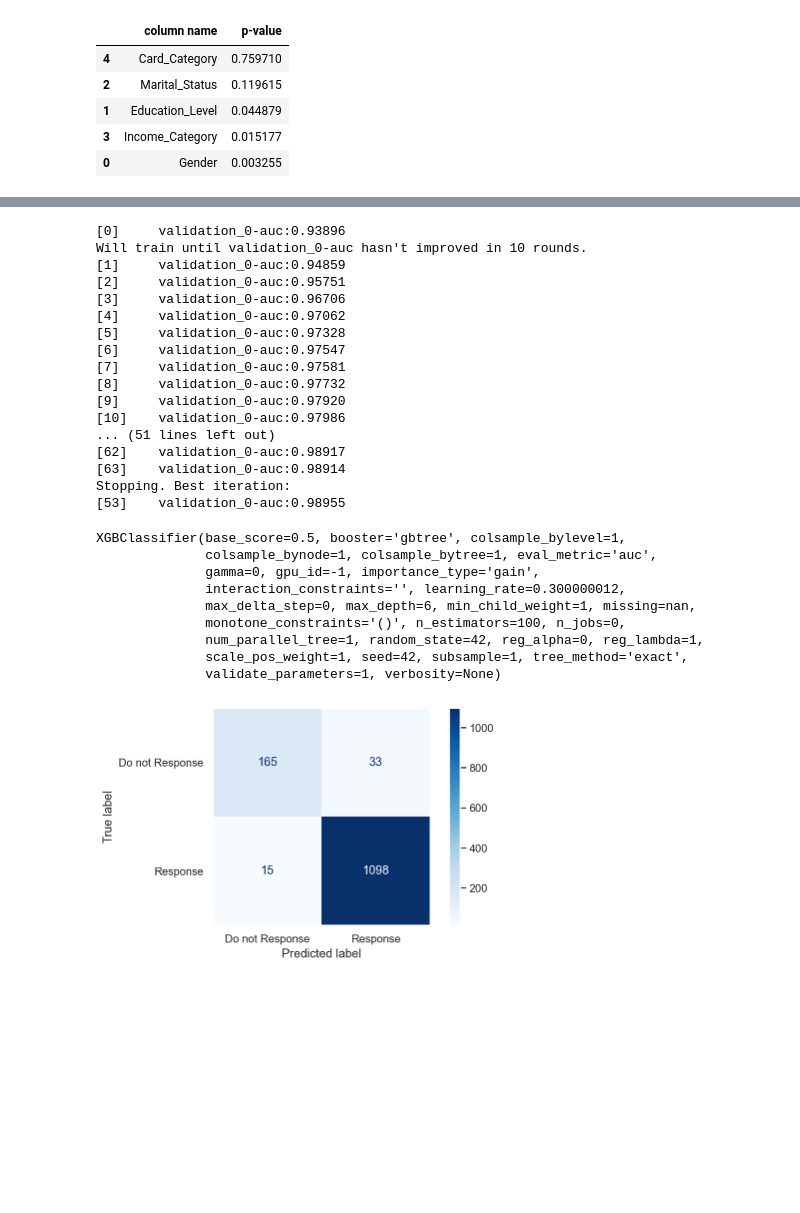
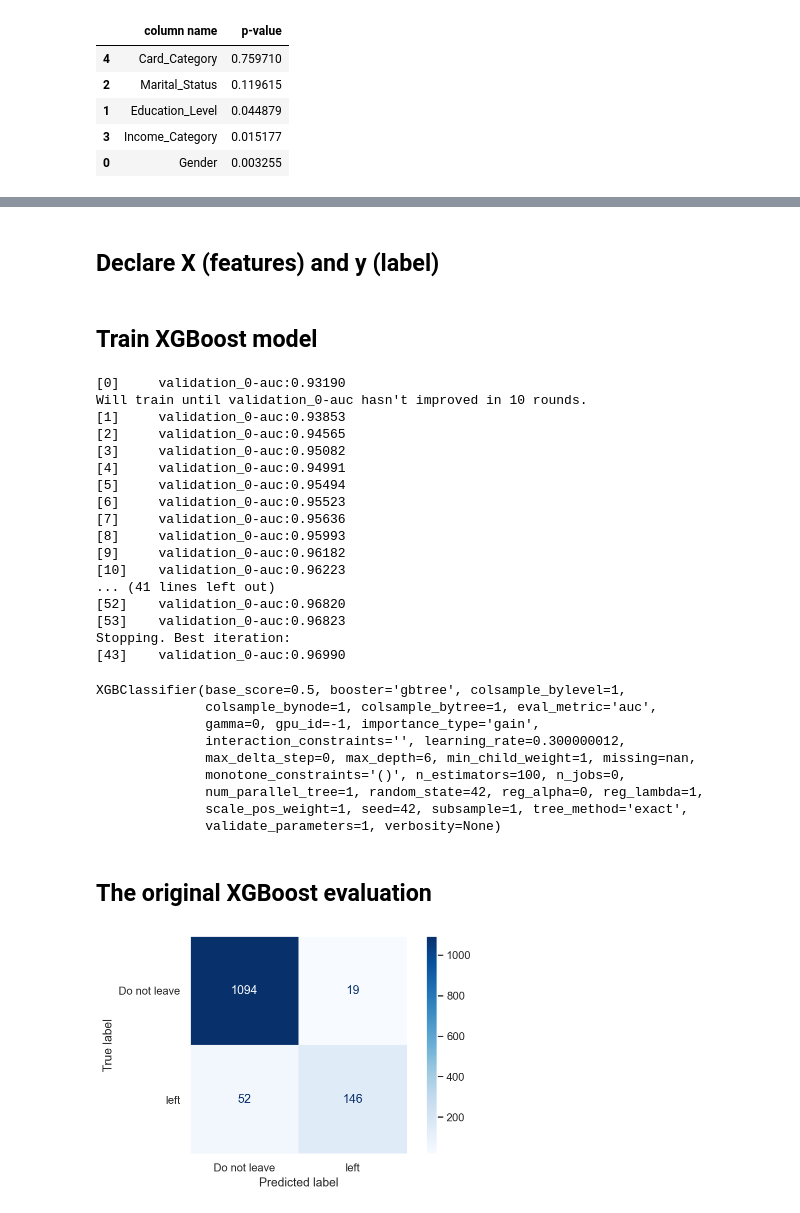
Before and after one commit to Alicisox/Bank-Churners, a Jupyter notebook: bank_churners.ipynb, the cells around one changed output, grey strips where cells are left out. Saved outputs shown, nothing was run; the diff lists cells and outputs as text; code cells hidden in the pictures; blank space fills up the shorter version.

```diff
--- a/bank_churners.ipynb
+++ b/bank_churners.ipynb
@@ -105,20 +106,6 @@ def drop_unbalanced_ratio(df):
 
     return data
 
-# Chi-square test
-def Chi_square_test(df, target):
-    p_values = []
-    # Select only categorical columns
-    cat_feats = df.select_dtypes(exclude=['number']).drop(target,axis=1).copy()
-    for col_name in cat_feats.columns:
-        # pd.crosstab: get observed values
-        # Calculate p-values
-        stat, p, dof, expected = chi2_contingency(pd.crosstab(df[target], raw_data[col_name]))
-        # Store p-value for each column
-        p_values.append(p)
-    # Create DataFrame for holding p-values
-    return pd.DataFrame(data={'column name': cat_feats.columns,'p-value':p_values})
-
 def z_outlier_filter(df):
     """
     Filter outliner by statistic z score.
@@ -146,7 +133,7 @@ def z_outlier_filter(df):
 
 def ML_outlier_filter(df):
     """
-    Filter outlier by Isolation Forest
+    Filter outlier by Isolation Forest.
 
     Args:
     df: dataframe. The pandas dataframe that must contain only numeric values and not contain any missing values.
@@ -348,4 +422,7 @@ removed_outlier
 plot_pearson_corrs(removed_outlier.select_dtypes(include=['number']),15,12)
 # %% [output]
 [figure]
+# %%
+# Drop high correlation
+removed_outlier.drop(['Total_Trans_Amt','Avg_Open_To_Buy'],inplace=True, axis=1)
 # %% [markdown]
@@ -399,6 +471,9 @@ countplot(clean_data,'Attrition_Flag')
+# %% [markdown]
+## Declare X (features) and y (label)
 # %%
 # Declare a target
-y = removed_outlier['Attrition_Flag'].copy()
+# Replace the target values which Existing Customer -> 0, Attrited Customer -> 1 for ROC graph calculation
+y = removed_outlier['Attrition_Flag'].replace(['Existing Customer','Attrited Customer'], [0,1])
 
 # Declare features
 X = cleaned_df.copy()
@@ -406,7 +481,10 @@ X.head()
 
 # Split the data to training and testing data
 X_train, X_test, y_train, y_test = train_test_split(X, y, random_state=42, stratify=y)
+# %% [markdown]
+## Train XGBoost model
 # %%
+# Original XGBoost model
 clf = xgb.XGBClassifier(objective='binary:logistic', seed=42, eval_metric='auc')
 clf.fit(X_train,
         y_train,
@@ -415,23 +493,23 @@ clf.fit(X_train,
         eval_metric='auc',
         eval_set=[(X_test, y_test)])
 # %% [output]
-[0]     validation_0-auc:0.93896
+[0]     validation_0-auc:0.93190
 Will train until validation_0-auc hasn't improved in 10 rounds.
-[1]     validation_0-auc:0.94859
-[2]     validation_0-auc:0.95751
-[3]     validation_0-auc:0.96706
-[4]     validation_0-auc:0.97062
-[5]     validation_0-auc:0.97328
-[6]     validation_0-auc:0.97547
-[7]     validation_0-auc:0.97581
-[8]     validation_0-auc:0.97732
-[9]     validation_0-auc:0.97920
-[10]    validation_0-auc:0.97986
-... (51 lines left out)
-[62]    validation_0-auc:0.98917
-[63]    validation_0-auc:0.98914
+[1]     validation_0-auc:0.93853
+[2]     validation_0-auc:0.94565
+[3]     validation_0-auc:0.95082
+[4]     validation_0-auc:0.94991
+[5]     validation_0-auc:0.95494
+[6]     validation_0-auc:0.95523
+[7]     validation_0-auc:0.95636
+[8]     validation_0-auc:0.95993
+[9]     validation_0-auc:0.96182
+[10]    validation_0-auc:0.96223
+... (41 lines left out)
+[52]    validation_0-auc:0.96820
+[53]    validation_0-auc:0.96823
 Stopping. Best iteration:
-[53]    validation_0-auc:0.98955
+[43]    validation_0-auc:0.96990
 XGBClassifier(base_score=0.5, booster='gbtree', colsample_bylevel=1,
               colsample_bynode=1, colsample_bytree=1, eval_metric='auc',
               gamma=0, gpu_id=-1, importance_type='gain',
@@ -441,15 +519,17 @@ XGBClassifier(base_score=0.5, booster='gbtree', colsample_bylevel=1,
               num_parallel_tree=1, random_state=42, reg_alpha=0, reg_lambda=1,
               scale_pos_weight=1, seed=42, subsample=1, tree_method='exact',
               validate_parameters=1, verbosity=None)
+# %% [markdown]
+## The original XGBoost evaluation
 # %%
 # Plot confusion matrix
 plot_confusion_matrix(clf,
                       X_test,
                       y_test,
                       cmap = 'Blues',
                       values_format = 'd',
-                      display_labels = ['Do not Response','Response'])
+                      display_labels = ['Do not leave','left'])
 # Hide background grid
 plt.grid(b=None)
 # %% [output]
-[figure, old version]
+[figure, new version]
```
Also changed, not shown: parts of 74 cells of this notebook.
